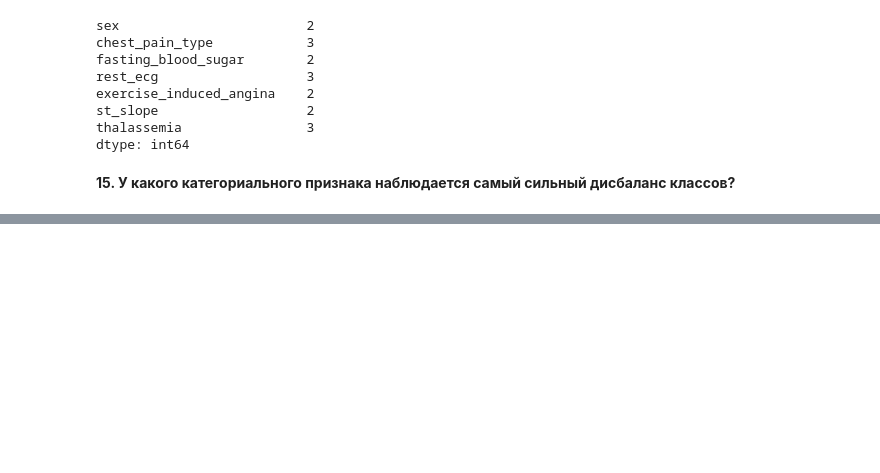
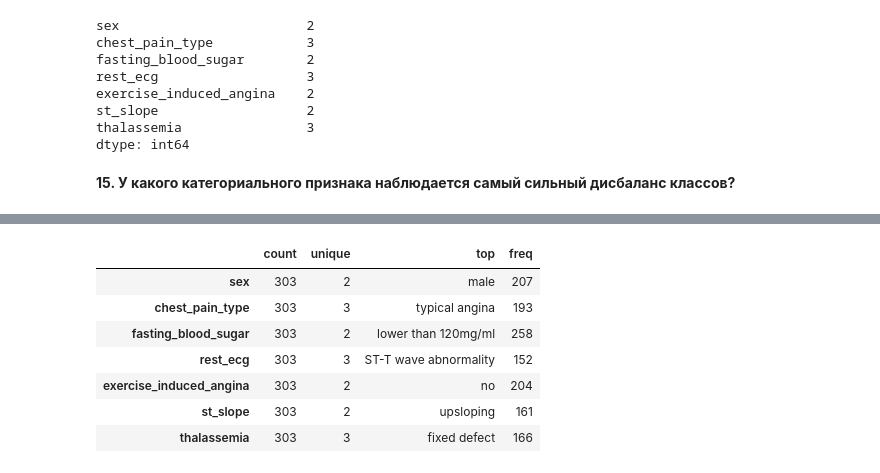
Before and after one commit to chudinova13/Rep_Data-science_02, a Jupyter notebook: Pandas/HW4_solution_Chudinova.ipynb, the cells around one changed output, grey strips where cells are left out. Cells and saved outputs as stored; diff of their text form; code cells hidden in the pictures; blank space fills up the shorter version.

```diff
--- a/Pandas/HW4_solution_Chudinova.ipynb
+++ b/Pandas/HW4_solution_Chudinova.ipynb
@@ -316,0 +354,12 @@ dtype: float64
+# %%
+# Оценка по значению самого часто встречающегося класса:
+data.select_dtypes(include='object').describe().T
+# %% [output]
+|  | count | unique | top | freq |
+| sex | 303 | 2 | male | 207 |
+| chest_pain_type | 303 | 3 | typical angina | 193 |
+| fasting_blood_sugar | 303 | 2 | lower than 120mg/ml | 258 |
+| rest_ecg | 303 | 3 | ST-T wave abnormality | 152 |
+| exercise_induced_angina | 303 | 2 | no | 204 |
+| st_slope | 303 | 2 | upsloping | 161 |
+| thalassemia | 303 | 3 | fixed defect | 166 |
```
Also changed, not shown: parts of 22 cells of this notebook.
